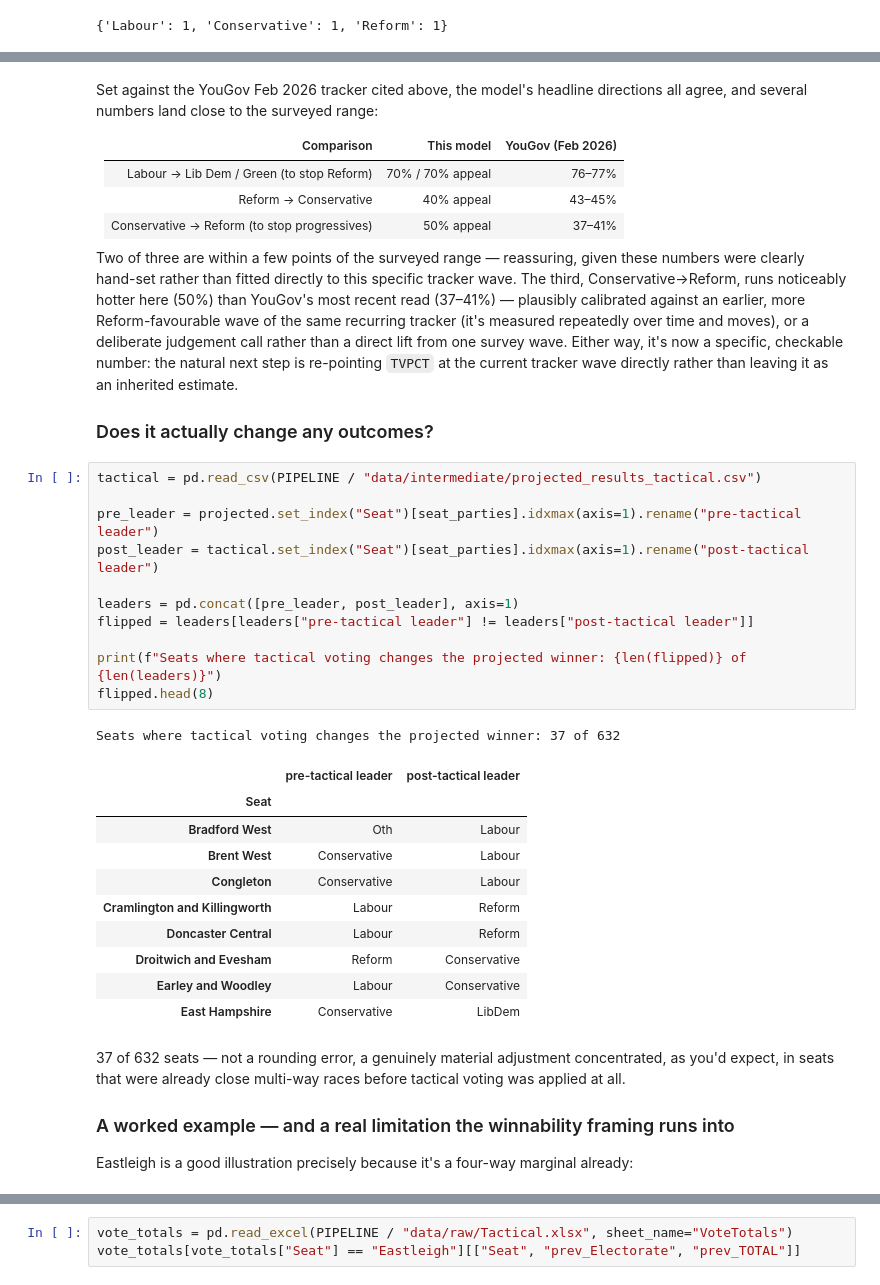
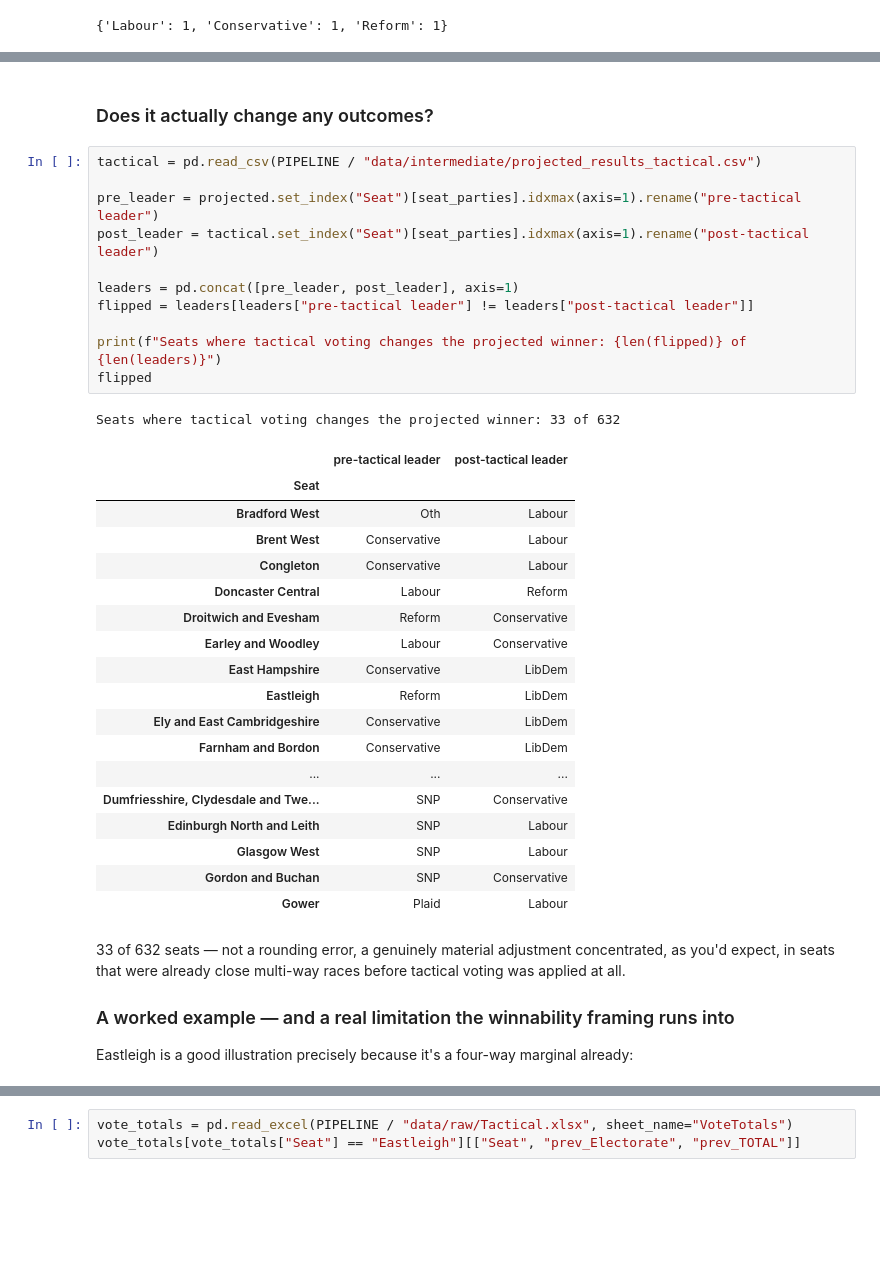
Before and after one commit to AndyYuxiao-Wang/website, a Jupyter notebook: clustering/notebooks/the_prediction_pipeline.ipynb, the cells around one changed output, grey strips where cells are left out. Cells and saved outputs as stored; diff of their text form; blank space fills up the shorter version.

```diff
--- a/clustering/notebooks/the_prediction_pipeline.ipynb
+++ b/clustering/notebooks/the_prediction_pipeline.ipynb
@@ -395,51 +333,41 @@ tvpct[["TVPct", "Labour", "Conservative", "Reform", "LibDem", "Green"]]
 | Plaid | 10 | 20.0 | 5.0 | 1.0 | 20.0 | 20.0 |
 | Oth | 40 | 60.0 | 20.0 | 20.0 | 20.0 | 60.0 |
 | Restore | 0 | NaN | NaN | NaN | NaN | NaN |
-# %% [markdown]
-Set against the YouGov Feb 2026 tracker cited above, the model's headline directions all
-agree, and several numbers land close to the surveyed range:
-
-| Comparison | This model | YouGov (Feb 2026) |
-|---|---|---|
-| Labour → Lib Dem / Green (to stop Reform) | 70% / 70% appeal | 76–77% |
-| Reform → Conservative | 40% appeal | 43–45% |
-| Conservative → Reform (to stop progressives) | 50% appeal | 37–41% |
-
-Two of three are within a few points of the surveyed range — reassuring, given these numbers
-were clearly hand-set rather than fitted directly to this specific tracker wave. The third,
-Conservative→Reform, runs noticeably hotter here (50%) than YouGov's most recent read (37–41%)
-— plausibly calibrated against an earlier, more Reform-favourable wave of the same recurring
-tracker (it's measured repeatedly over time and moves), or a deliberate judgement call rather
-than a direct lift from one survey wave. Either way, it's now a specific, checkable number:
-the natural next step is re-pointing `TVPCT` at the current tracker wave directly rather than
-leaving it as an inherited estimate.
-
-### Does it actually change any outcomes?
+# %% [markdown]
+### Does it actually change any outcomes?
 # %%
 tactical = pd.read_csv(PIPELINE / "data/intermediate/projected_results_tactical.csv")
 
 pre_leader = projected.set_index("Seat")[seat_parties].idxmax(axis=1).rename("pre-tactical leader")
 post_leader = tactical.set_index("Seat")[seat_parties].idxmax(axis=1).rename("post-tactical leader")
 
 leaders = pd.concat([pre_leader, post_leader], axis=1)
 flipped = leaders[leaders["pre-tactical leader"] != leaders["post-tactical leader"]]
 
 print(f"Seats where tactical voting changes the projected winner: {len(flipped)} of {len(leaders)}")
-flipped.head(8)
+flipped
 # %% [output]
-Seats where tactical voting changes the projected winner: 37 of 632
+Seats where tactical voting changes the projected winner: 33 of 632
 |  | pre-tactical leader | post-tactical leader |
 | Seat |  |  |
 | Bradford West | Oth | Labour |
 | Brent West | Conservative | Labour |
 | Congleton | Conservative | Labour |
-| Cramlington and Killingworth | Labour | Reform |
 | Doncaster Central | Labour | Reform |
 | Droitwich and Evesham | Reform | Conservative |
 | Earley and Woodley | Labour | Conservative |
 | East Hampshire | Conservative | LibDem |
+| Eastleigh | Reform | LibDem |
+| Ely and East Cambridgeshire | Conservative | LibDem |
+| Farnham and Bordon | Conservative | LibDem |
+| ... | ... | ... |
+| Dumfriesshire, Clydesdale and Twe... | SNP | Conservative |
+| Edinburgh North and Leith | SNP | Labour |
+| Glasgow West | SNP | Labour |
+| Gordon and Buchan | SNP | Conservative |
+| Gower | Plaid | Labour |
 # %% [markdown]
-37 of 632 seats — not a rounding error, a genuinely material adjustment concentrated, as
+33 of 632 seats — not a rounding error, a genuinely material adjustment concentrated, as
 you'd expect, in seats that were already close multi-way races before tactical voting was
 applied at all.
 
```
Also changed, not shown: parts of 21 cells of this notebook, 21 other files.
